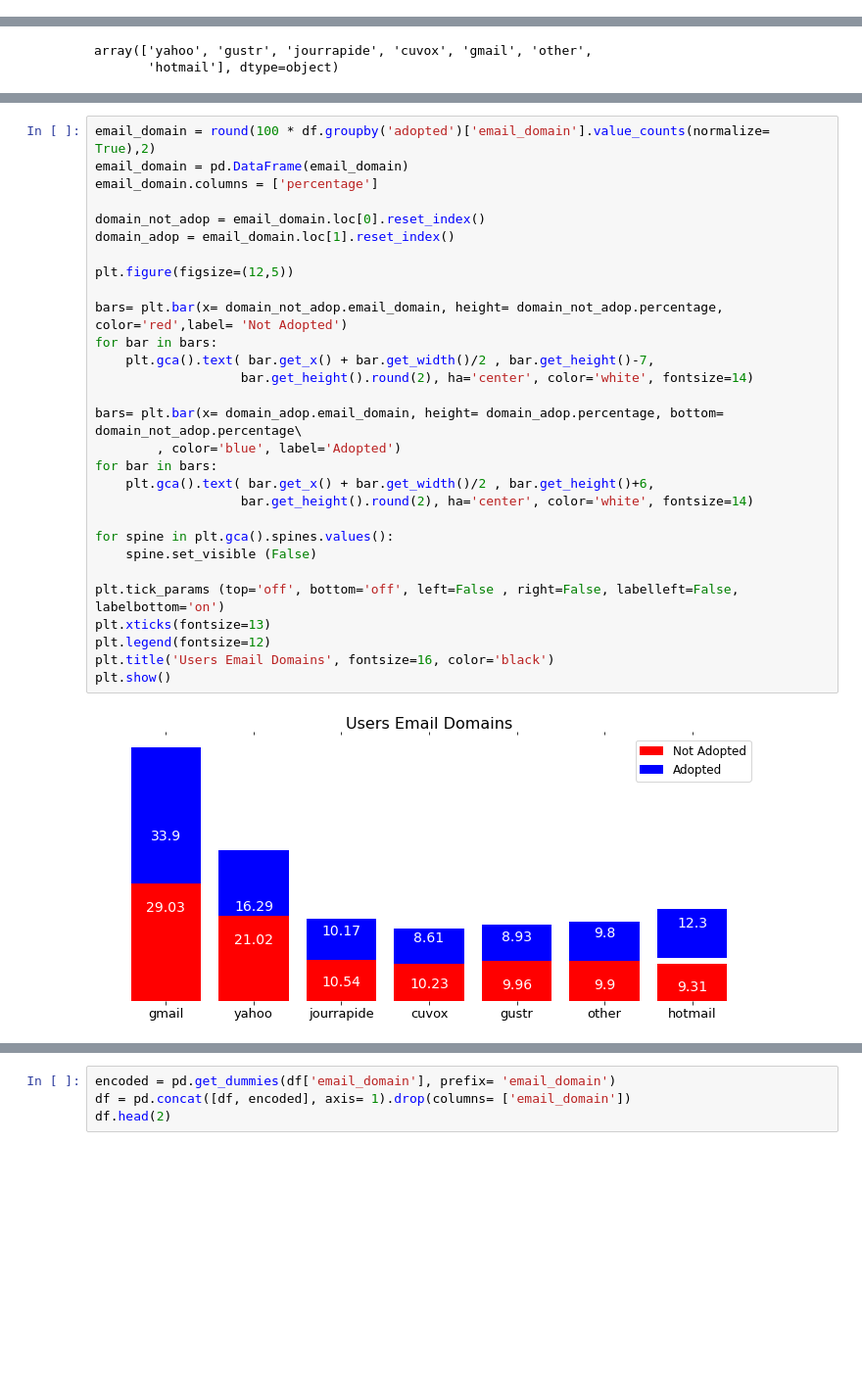
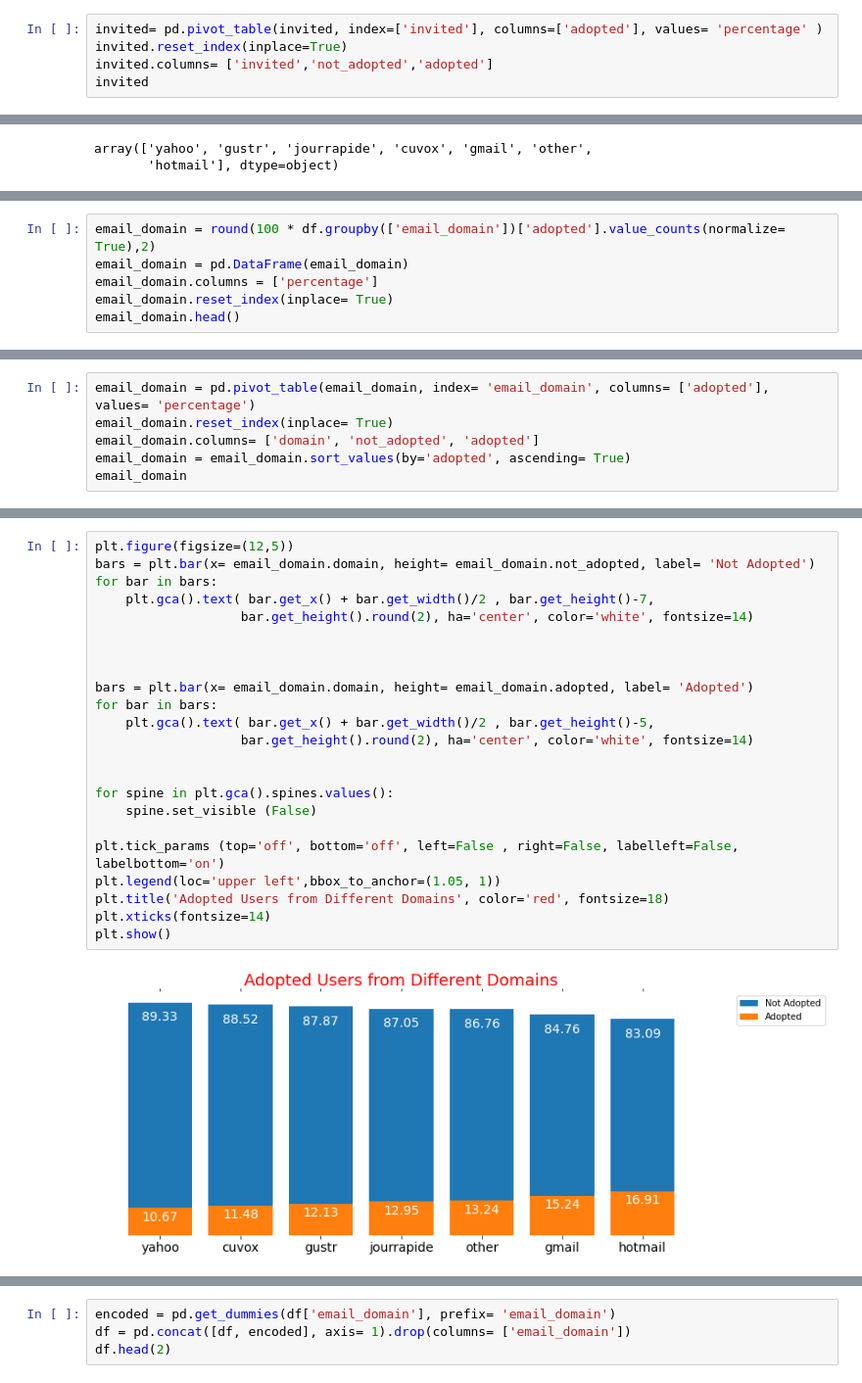
Before and after one commit to EnsiehBahrami/Mini-Projects, a Jupyter notebook: User_engagement/Relax.ipynb, the cells around one changed output, grey strips where cells are left out. Shown at 98% size. Drawn from its saved outputs; the diff is of its cells as text; blank space fills up the shorter version.

```diff
--- a/User_engagement/Relax.ipynb
+++ b/User_engagement/Relax.ipynb
@@ -352,0 +429,5 @@ df['invited'] = df.invited_by_user_id.notna().astype(int)
+# %%
+invited= pd.pivot_table(invited, index=['invited'], columns=['adopted'], values= 'percentage' )
+invited.reset_index(inplace=True)
+invited.columns= ['invited','not_adopted','adopted']
+invited
@@ -417,0 +507,6 @@ array(['yahoo', 'gustr', 'jourrapide', 'cuvox', 'gmail', 'other',
+# %%
+email_domain = round(100 * df.groupby(['email_domain'])['adopted'].value_counts(normalize= True),2)
+email_domain = pd.DataFrame(email_domain)
+email_domain.columns = ['percentage']
+email_domain.reset_index(inplace= True)
+email_domain.head()
@@ -417,0 +520,6 @@ array(['yahoo', 'gustr', 'jourrapide', 'cuvox', 'gmail', 'other',
+# %%
+email_domain = pd.pivot_table(email_domain, index= 'email_domain', columns= ['adopted'], values= 'percentage')
+email_domain.reset_index(inplace= True)
+email_domain.columns= ['domain', 'not_adopted', 'adopted']
+email_domain = email_domain.sort_values(by='adopted', ascending= True)
+email_domain
@@ -418,31 +535,25 @@ array(['yahoo', 'gustr', 'jourrapide', 'cuvox', 'gmail', 'other',
 # %%
-email_domain = round(100 * df.groupby('adopted')['email_domain'].value_counts(normalize= True),2)
-email_domain = pd.DataFrame(email_domain)
-email_domain.columns = ['percentage']
-
-domain_not_adop = email_domain.loc[0].reset_index()
-domain_adop = email_domain.loc[1].reset_index()
-
 plt.figure(figsize=(12,5))
-
-bars= plt.bar(x= domain_not_adop.email_domain, height= domain_not_adop.percentage, color='red',label= 'Not Adopted')
+bars = plt.bar(x= email_domain.domain, height= email_domain.not_adopted, label= 'Not Adopted')
 for bar in bars:
     plt.gca().text( bar.get_x() + bar.get_width()/2 , bar.get_height()-7,
                    bar.get_height().round(2), ha='center', color='white', fontsize=14)
 
-bars= plt.bar(x= domain_adop.email_domain, height= domain_adop.percentage, bottom= domain_not_adop.percentage\
-        , color='blue', label='Adopted')
+
+
+bars = plt.bar(x= email_domain.domain, height= email_domain.adopted, label= 'Adopted')
 for bar in bars:
-    plt.gca().text( bar.get_x() + bar.get_width()/2 , bar.get_height()+6,
+    plt.gca().text( bar.get_x() + bar.get_width()/2 , bar.get_height()-5,
                    bar.get_height().round(2), ha='center', color='white', fontsize=14)
+
 
 for spine in plt.gca().spines.values():
     spine.set_visible (False)
 
 plt.tick_params (top='off', bottom='off', left=False , right=False, labelleft=False, labelbottom='on')
-plt.xticks(fontsize=13)
-plt.legend(fontsize=12)
-plt.title('Users Email Domains', fontsize=16, color='black')
+plt.legend(loc='upper left',bbox_to_anchor=(1.05, 1))
+plt.title('Adopted Users from Different Domains', color='red', fontsize=18)
+plt.xticks(fontsize=14)
 plt.show()
 # %% [output]
-[figure, old version]
+[figure, new version]
```
Also changed, not shown: parts of 45 cells of this notebook.
